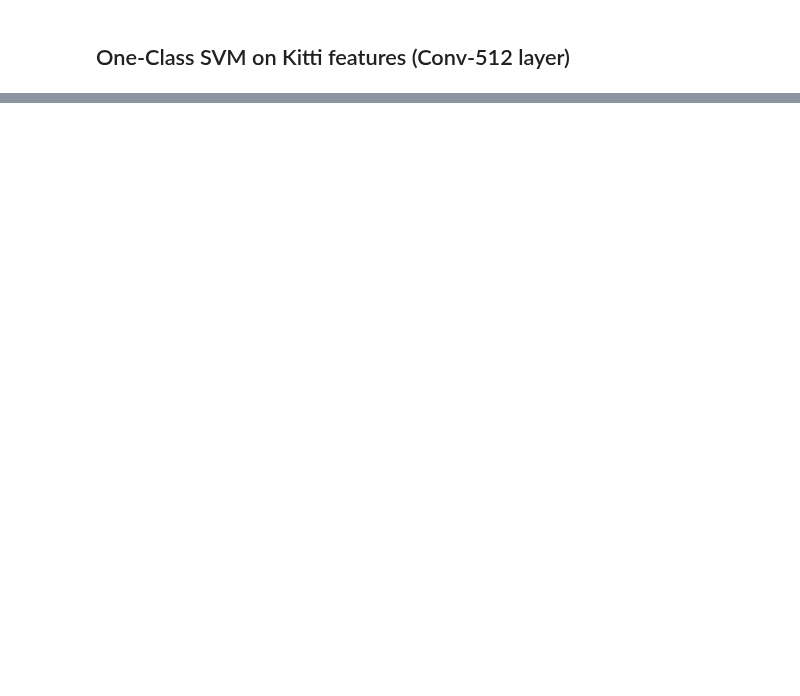
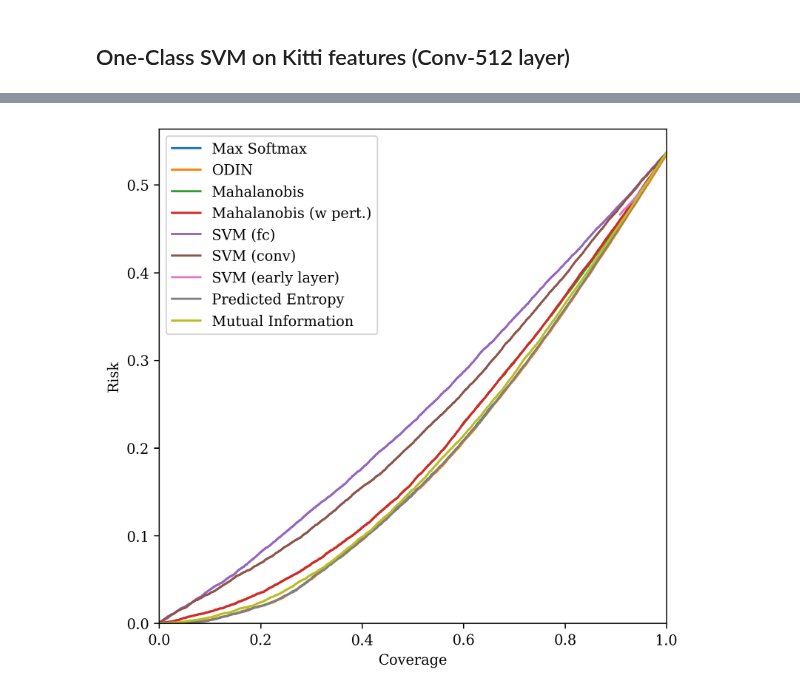
Before and after one commit to BalahariVignesh/simple-faster-rcnn-pytorch, a Jupyter notebook: idd_fp_detection/idd_fp_risk_coverage.ipynb, the cells around one changed output, grey strips where cells are left out. Drawn from its saved outputs; the diff is of its cells as text; code cells hidden in the pictures; blank space fills up the shorter version.

```diff
--- a/idd_fp_detection/idd_fp_risk_coverage.ipynb
+++ b/idd_fp_detection/idd_fp_risk_coverage.ipynb
@@ -1013,0 +833,8 @@ cr_idd_mahal_p = risk_coverage(idd_val_novelty_scores, idd_val_y)
+# %%
+idd_scores_labels =[load_novelty_scores_labels(
+    os.path.join(CHECKPOINT_DIR,"scores_labels_idd_val_%s" % m))for m in methods]
+idd_cr = [risk_coverage(*sl) for sl in idd_scores_labels]
+# %%
+draw_risk_coverage_combined([(*cr, la) for cr, la in zip(idd_cr, labels)])
+# %% [output]
+[figure, added]
```
Also changed, not shown: parts of 116 cells of this notebook.
